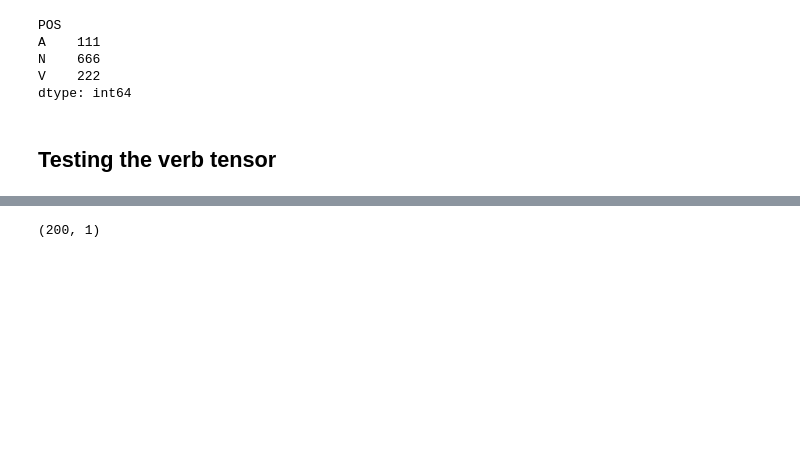
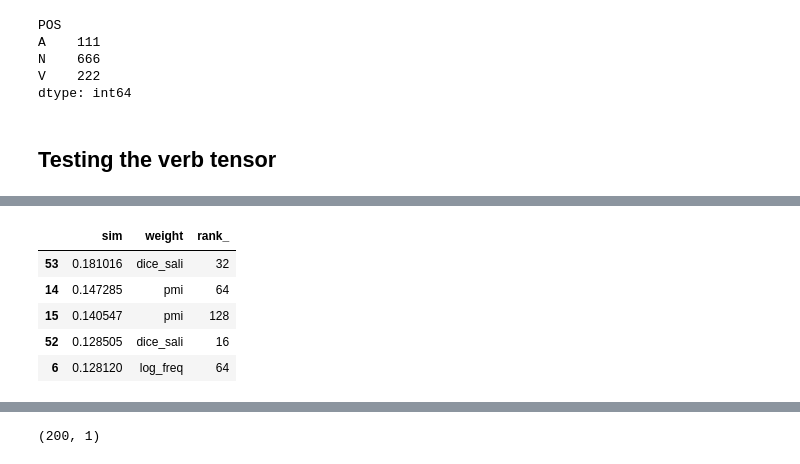
Before and after one commit to makrai/verb-tensor, a Jupyter notebook: eval.ipynb, the cells around one changed output, grey strips where cells are left out. Drawn from its saved outputs; the diff is of its cells as text; code cells hidden in the pictures; blank space fills up the shorter version.

```diff
--- a/eval.ipynb
+++ b/eval.ipynb
@@ -107,6 +111,7 @@ dtype: int64
 # %%
-def test_sim(cutoff=5, max_rank=64, verb=True, normalize=True, lmbda=False):
+def test_sim(cutoff=5, max_rank=128, verb=True, normalize=True, lmbda=False):
     for weight in ['log_freq', 'pmi', 'iact_info', 'salience', 'iact_sali', 'log_dice', 'dice_sali']:
+        # TODO for weight_oldname, weight_newname in consistent_name_d.items():
         stensor, index = pickle.load(open(
             os.path.join(tensor_dir, 'sparstensr_{}_{}.pkl').format(weight, cutoff),
             mode='rb'))
@@ -125,15 +130,15 @@ def test_sim(cutoff=5, max_rank=64, verb=True, normalize=True, lmbda=False):
                 ktensor.U[mode] *= sq_lam
             if normalize:
                 ktensor.U[mode] /= np.apply_along_axis(np.linalg.norm, 1, ktensor.U[mode]).reshape((-1,1))
-            def pointwise_prod_more(ser):
+            def cosine_sim_or_oov(ser):
                 try:
                     return ktensor.U[mode][index[relation][ser[0]]] .dot( ktensor.U[mode][index[relation][ser[1]]])
                 except KeyError as e:
                     oov[e.args] += 1
-                    # TODO 0?
+                    # TODO Return some kind of median?
                     return 0
             col_name = 'tensor_sim_{}_{}'.format(weight, rank)
-            target_df[col_name] = target_df[target_cols].apply(pointwise_prod_more, axis=1)
+            target_df[col_name] = target_df[target_cols].apply(cosine_sim_or_oov, axis=1)
             if rank == max_rank:
                 logging.debug(sorted(oov.items(), key=operator.itemgetter(1), reverse=True)[:5])
         for exp in range(int(np.log2(max_rank))+1):
@@ -143,13 +148,13 @@ def test_sim(cutoff=5, max_rank=64, verb=True, normalize=True, lmbda=False):
             except FileNotFoundError as e:
                 logging.warning(e)
                 target_df['tensor_sim_{}_{}'.format(weight, rank)] = 0
-        sim_col = 'sim' if verb else 'SimLex999'
+    sim_col = 'sim' if verb else 'SimLex999'
     sim_df = target_df.corr(method='spearman').loc[sim_col][0 if verb else 7 :]
-    print(sim_df.sort_values(ascending=False).head())
     return sim_df
 # %%
-def df_columns_from_filen(sim_df):
-    sim_df = sim_df.drop('sim')
+def df_columns_from_filen(sim_df, verb=True):
+    if verb:
+        sim_df = sim_df.drop('sim')
     sim_df = sim_df.to_frame().reset_index()
     sim_df [['weight', 'rank_']] = pd.DataFrame(sim_df['index'].str.rsplit('_', 1).values.tolist())
     sim_df.rank_ = sim_df.rank_.astype(int)
@@ -157,6 +162,6 @@ def df_columns_from_filen(sim_df):
     sim_df = sim_df.drop(columns='index')
     sim_df = sim_df.drop(labels=[0])
     sim_df =sim_df[sim_df.isna().sum(axis=1)==0]
-    return sim_df.sort_values('sim', ascending=False)
+    return sim_df.sort_values('sim' if verb else 'SimLex999', ascending=False)
 # %%
-sim_df = df_columns_from_filen(test_sim())
+simverb_res = df_columns_from_filen(test_sim())
@@ -178,0 +186,9 @@ Name: sim, dtype: float64
+# %%
+simverb_res.sort_values('sim', ascending=False).head()
+# %% [output]
+|  | sim | weight | rank_ |
+| 53 | 0.181016 | dice_sali | 32 |
+| 14 | 0.147285 | pmi | 64 |
+| 15 | 0.140547 | pmi | 128 |
+| 52 | 0.128505 | dice_sali | 16 |
+| 6 | 0.128120 | log_freq | 64 |
```
Also changed, not shown: parts of 50 cells of this notebook.
